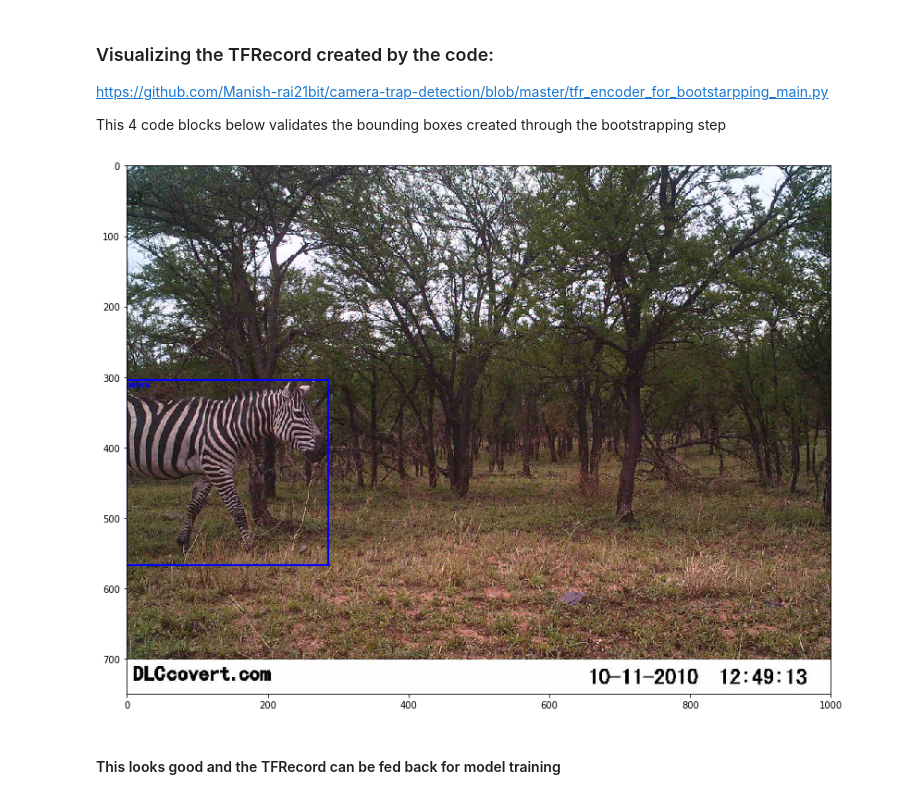
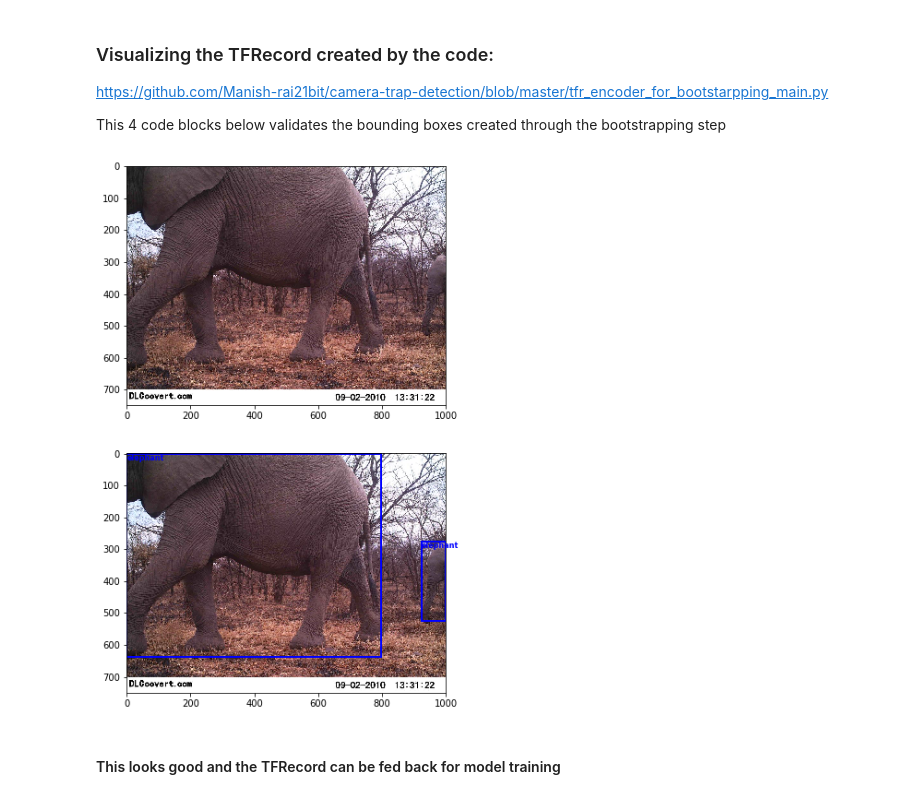
Before and after one commit to Manish-rai21bit/camera-trap-detection, a Jupyter notebook: bootstrapping/bootstrapping_species_detection.ipynb, the cells around one changed output. Cells and saved outputs as stored; diff of their text form; code cells hidden in the pictures.

Commit message:
adding visualization of without and with bounding box images

```diff
--- a/bootstrapping/bootstrapping_species_detection.ipynb
+++ b/bootstrapping/bootstrapping_species_detection.ipynb
@@ -805,39 +805,39 @@ xmins, ymins, xmaxs, ymaxs = [], [], [], []
 labels, scores = [], []
 
 encoded_jpg_io = io.BytesIO(img)
 image = Image.open(encoded_jpg_io)
 width, height = image.size
 
 i = 0
 
 for j in range(0, xmin[0].shape[0]):
     if xmin[0][j][0] == i :
         xmins.append(int(xmin[1][j]*width))
         ymins.append(int(ymin[1][j]*height))
         xmaxs.append(int(xmax[1][j]*width))
         ymaxs.append(int(ymax[1][j]*height))
         labels.append(label[1][j])
 
-# print(labels_d)
 # Create figure and axes
-fig,ax = plt.subplots(1)
+fig,(ax1, ax2) = plt.subplots(2)
+ax1.imshow(image)
+
 fig.set_size_inches(18.5, 10.5)
 # Display the image
-ax.imshow(image)
+ax2.imshow(image)
 for s in range(len(xmins)):
     rect = patches.Rectangle((xmins[s],ymins[s]),(xmaxs[s]-xmins[s]), \
                              (ymaxs[s] - ymins[s]),linewidth=2,edgecolor='b',facecolor='none')
-    ax.add_patch(rect)
+    ax2.add_patch(rect)
 
     rx, ry = rect.get_xy()
     cx = rx
     cy = ry
 
-    ax.annotate(labels[s].decode('utf-8'), (cx, cy), color='b', weight='bold',
+    ax2.annotate(labels[s].decode('utf-8'), (cx, cy), color='b', weight='bold',
                 fontsize=8, ha='left', va='top')
-
 plt.show()
 # %% [output]
-[figure, old version]
+[figure, new version]
 # %% [markdown]
 #### This looks good and the TFRecord can be fed back for model training
```
Also changed, not shown: parts of 1 cell of this notebook.
